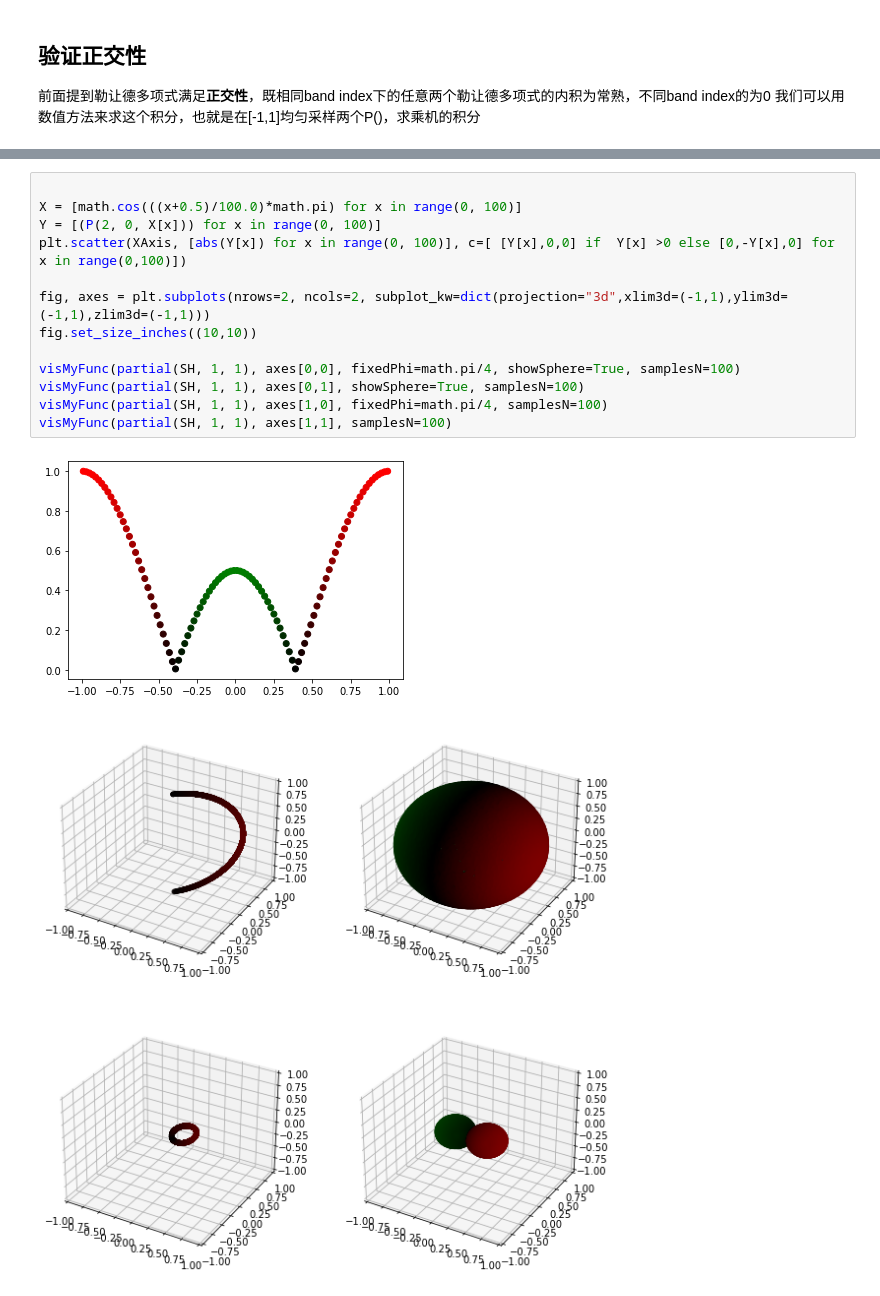
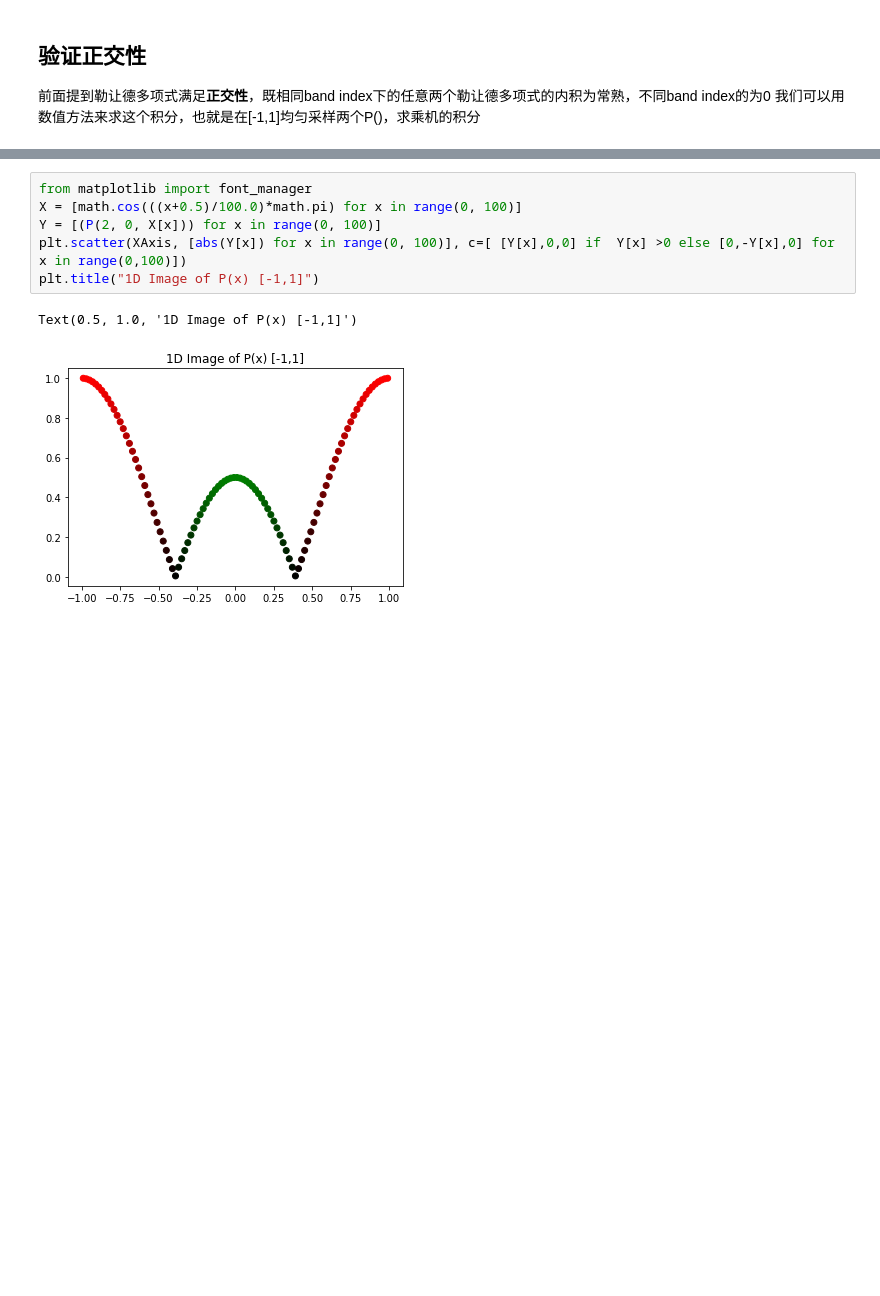
Before and after one commit to fancyzero/SphericalHarmonicNotebook, a Jupyter notebook: MyPrt.ipynb, the cells around one changed output, grey strips where cells are left out. Drawn from its saved outputs; the diff is of its cells as text; blank space fills up the shorter version.

```diff
--- a/MyPrt.ipynb
+++ b/MyPrt.ipynb
@@ -267,18 +267,11 @@ def visMyFunc(func, ax, a=1, b=1, c=1, fixedTheta=-1000, fixedPhi=-1000, samples
 
     ax.scatter(x, y, z, c=color)
 # %%
-
+from matplotlib import font_manager
 X = [math.cos(((x+0.5)/100.0)*math.pi) for x in range(0, 100)]
 Y = [(P(2, 0, X[x])) for x in range(0, 100)]
 plt.scatter(XAxis, [abs(Y[x]) for x in range(0, 100)], c=[ [Y[x],0,0] if  Y[x] >0 else [0,-Y[x],0] for x in range(0,100)])
-
-fig, axes = plt.subplots(nrows=2, ncols=2, subplot_kw=dict(projection="3d",xlim3d=(-1,1),ylim3d=(-1,1),zlim3d=(-1,1)))
-fig.set_size_inches((10,10))
-
-visMyFunc(partial(SH, 1, 1), axes[0,0], fixedPhi=math.pi/4, showSphere=True, samplesN=100)
-visMyFunc(partial(SH, 1, 1), axes[0,1], showSphere=True, samplesN=100)
-visMyFunc(partial(SH, 1, 1), axes[1,0], fixedPhi=math.pi/4, samplesN=100)
-visMyFunc(partial(SH, 1, 1), axes[1,1], samplesN=100)
+plt.title("1D Image of P(x) [-1,1]")
 # %% [output]
+Text(0.5, 1.0, '1D Image of P(x) [-1,1]')
-[figure, old version]
+[figure, new version]
-[figure, removed]
```
Also changed, not shown: parts of 10 cells of this notebook, 9 other files.
